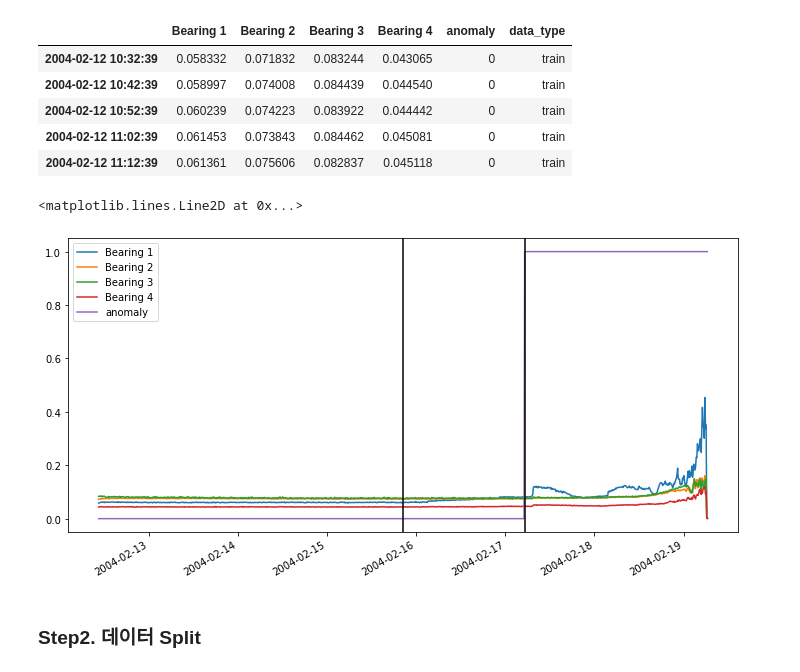
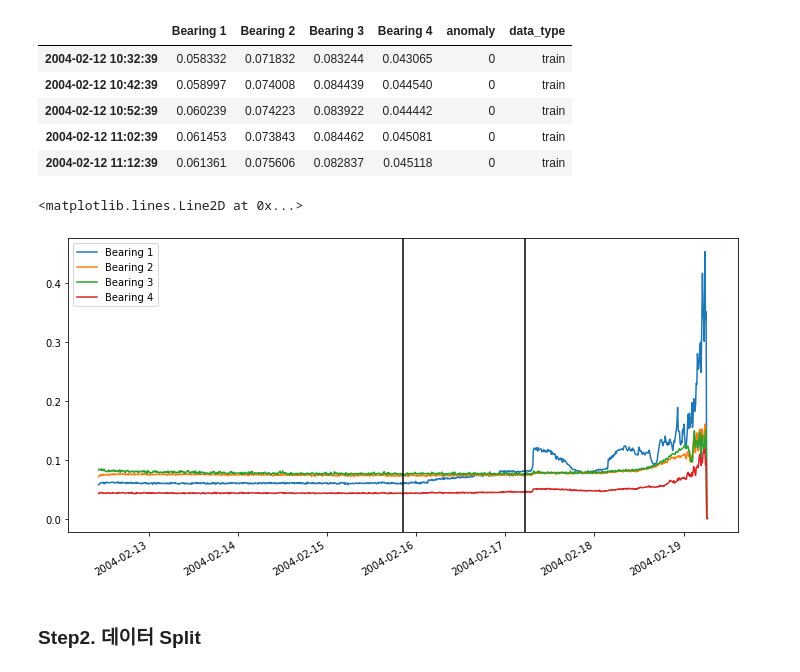
Before and after one commit to hj-choi-95/Anomaly_Detection_Part1, a Jupyter notebook: 02_Gauss_MoG_Parzen.ipynb, the cells around one changed output. Cells and saved outputs as stored; diff of their text form; code cells hidden in the pictures.

```diff
--- a/02_Gauss_MoG_Parzen.ipynb
+++ b/02_Gauss_MoG_Parzen.ipynb
@@ -27,12 +27,12 @@ data.head()
 | 2004-02-12 11:12:39 | 0.061361 | 0.075606 | 0.082837 | 0.045118 | 0 | train |
 # %%
 # 전체 기간의 데이터 분포 확인
-data.plot(figsize = (12, 6))
-plt.axvline(data.index[int(len(data) * 0.5)], c='black')
-plt.axvline(data.index[int(len(data) * 0.7)], c='black')
+data.iloc[:, :4].plot(figsize = (12, 6))
+plt.axvline(data.index[int(len(data) * 0.5)], c='black') # train vs. test
+plt.axvline(data.index[int(len(data) * 0.7)], c='black') # normal vs. abnormal
 # %% [output]
 <matplotlib.lines.Line2D at 0x...>
-[figure, old version]
+[figure, new version]
 # %% [markdown]
 ### Step2. 데이터 Split
 # %%
```
Also changed, not shown: parts of 2 cells of this notebook.
